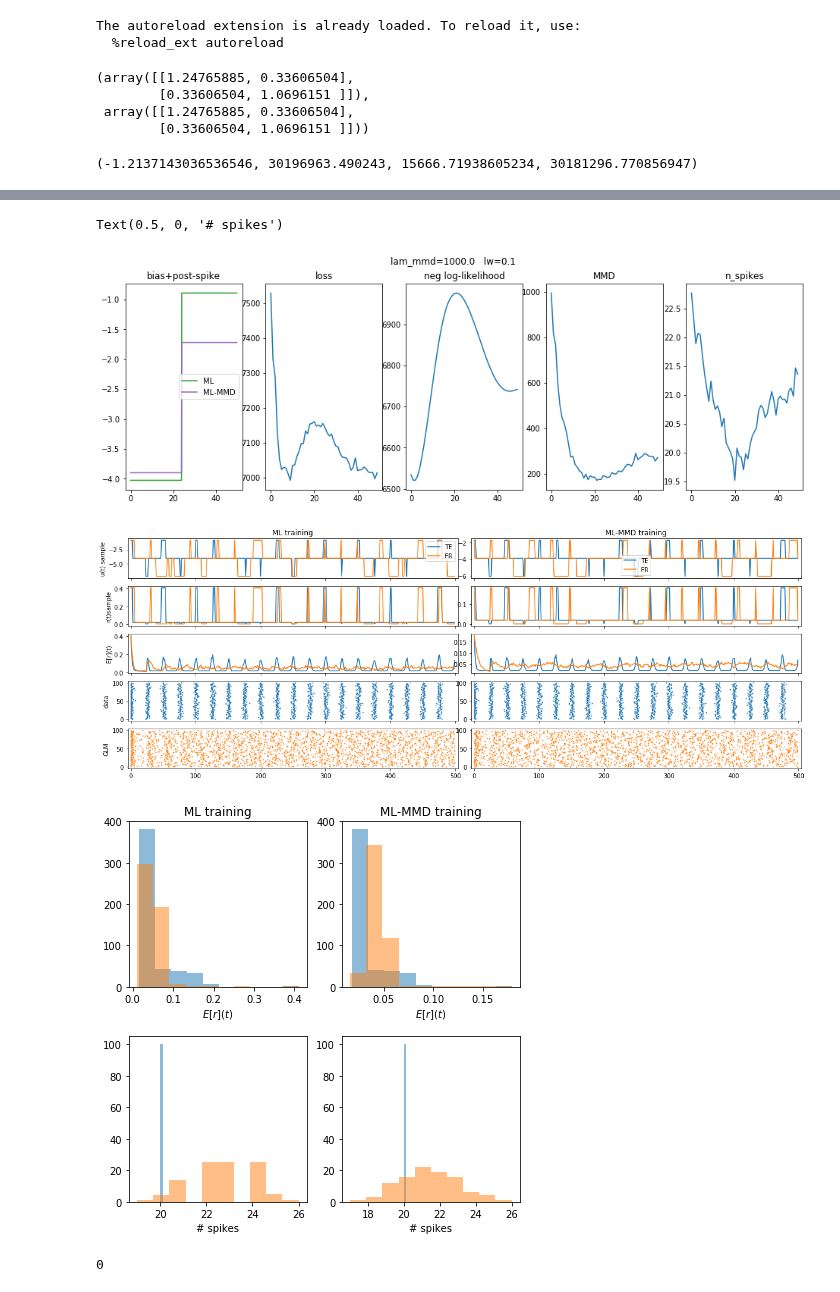
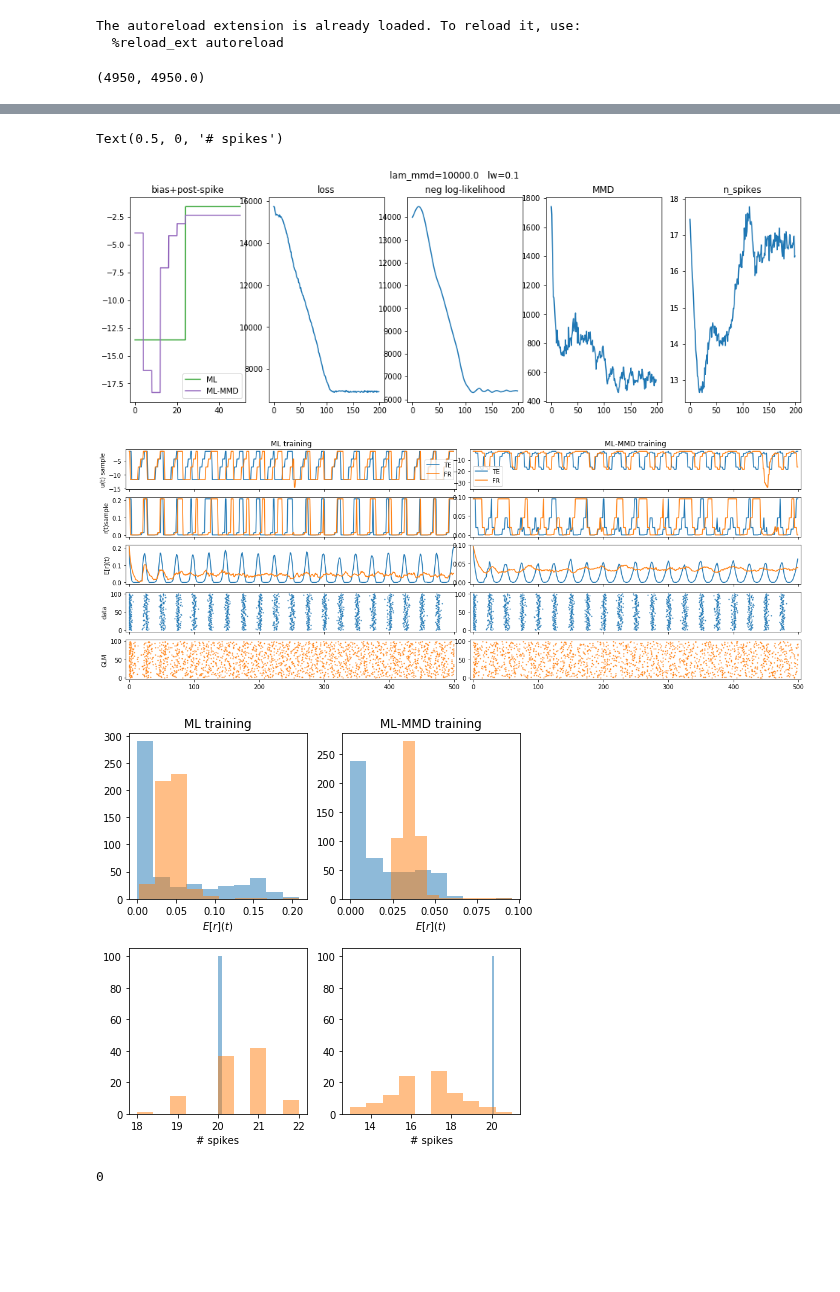
Before and after one commit to diegoarri91/mmd-glm, a Jupyter notebook: examples/mmdglm_fixed_freq.ipynb, the cells around one changed output, grey strips where cells are left out. Saved outputs shown, nothing was run; the diff lists cells and outputs as text; code cells hidden in the pictures; blank space fills up the shorter version.

```diff
--- a/examples/mmdglm_fixed_freq.ipynb
+++ b/examples/mmdglm_fixed_freq.ipynb
@@ -31,12 +21,3 @@ vals, vecs = np.linalg.eig(a)
-# %%
-# a,
-# vecs @ (np.diag(vals) @ vecs.T), a
-sqrtm(a), vecs @ (np.diag(vals)**0.5 @ vecs.T)
-# %% [output]
-(array([[1.24765885, 0.33606504],
-        [0.33606504, 1.0696151 ]]),
- array([[1.24765885, 0.33606504],
-        [0.33606504, 1.0696151 ]]))
 # %%
 npz = np.load('/home/diego/python/generative-glm/cool_stuff/fixed_freq.npz')
 t, r_te, r_fr, mask_spikes_te, mask_spikes_fr  = npz['t'], npz['r_te'], npz['r_fr'], npz['mask_spikes_te'], npz['mask_spikes_fr']
@@ -64,7 +45,8 @@ u = torch.from_numpy(np.concatenate((u_te, u_fr), axis=1)).double()
 r = torch.from_numpy(np.concatenate((r_te, r_fr), axis=1)).double()
 
 ms = 1
-# %%
-wglm.u0, loss[-1], loss[-1] - mmd[-1], mmd[-1]
-# %% [output]
-(-1.2137143036536546, 30196963.490243, 15666.71938605234, 30181296.770856947)
+# %%
+n = 100
+sum([n - 1 -ii for ii in range(n)]), (100 * 99) / 2
+# %% [output]
+(4950, 4950.0)
@@ -71,17 +116,19 @@ wglm.u0, loss[-1], loss[-1] - mmd[-1], mmd[-1]
 # %%
-lam_mmd, num_epochs, lr = 1e3, 50, 1e-1
+lam_mmd, num_epochs, lr = 1e4, 200, 1e-1
 
-eta_ml = KernelRect(tbins=[0, tf_eta], coefs=eta_vals_ml.copy())
+# eta_ml = KernelRect(tbins=[0, tf_eta], coefs=eta_vals_ml.copy())
+tbins = np.arange(0, 28, 4)
+eta_ml = KernelRect(tbins=tbins, coefs=np.zeros(len(tbins) - 1) - 12)
 
 wglm = MMDGLM(u0=float(u0_ml), eta=eta_ml.copy())
 # wglm = MMDGLM(u0=-2, eta=KernelRect(tbins=[0, tf_eta], coefs=[12]))
 
-loss, mmd, n_spikes = wglm.train(t, mask_spikes_te, y, lam_mmd=lam_mmd, lr=lr, num_epochs=num_epochs,
+loss, mmd, n_spikes = wglm.train(t, mask_spikes_te, y, distance, lam_mmd=lam_mmd, lr=lr, num_epochs=num_epochs,
                                  n_batch_fr=n_batch_fr, verbose=True, mmd_kwargs=dict(sd=1e10))
 loss, mmd, n_spikes = np.array(loss), np.array(mmd), np.array(n_spikes)
 
 u_new_fr, r_new_fr, mask_spikes_new_fr = wglm.sample(t, shape=(n_batch_fr,))
-u_new_te, r_new_te = wglm.simulate_subthreshold(t, np.zeros(mask_spikes_te.shape), mask_spikes_te)
+u_new_te, r_new_te = wglm.sample_conditioned(t, mask_spikes_te)
 
 mask_spikes_new = np.concatenate((mask_spikes_te, mask_spikes_new_fr), axis=1)
 n_spikes_new_fr = np.sum(mask_spikes_new_fr, 0)
@@ -93,8 +140,8 @@ r_new = torch.from_numpy(r_new)
 fig1, (ax0, ax1, ax2, ax3, ax4) = plt.subplots(figsize=(16, 5), ncols=5)
 fig1.suptitle('lam_mmd=' + str(lam_mmd) + '   lw=' + str(lr))
 ti = np.arange(wglm.eta.support[0], 50, .1)
-vals_ml = -eta_ml.interpolate(ti) - u0_ml
-vals = -wglm.eta.interpolate(ti) - wglm.u0
+vals_ml = eta_ml.interpolate(ti) + u0_ml
+vals = wglm.eta.interpolate(ti) + wglm.u0
 ax0.plot(ti, vals_ml, color='C2', label='ML')
 ax0.plot(ti, vals, color='C4', label='ML-MMD')
 ax0.set_title('bias+post-spike')
@@ -162,4 +209,4 @@ ax4.set_xlabel('# spikes')
 Text(0.5, 0, '# spikes')
-[figure, old version]
+[figure, new version]
-[figure, old version]
+[figure, new version]
-[figure, old version]
+[figure, new version]
```
Also changed, not shown: parts of 4 cells of this notebook, 8 other files.
